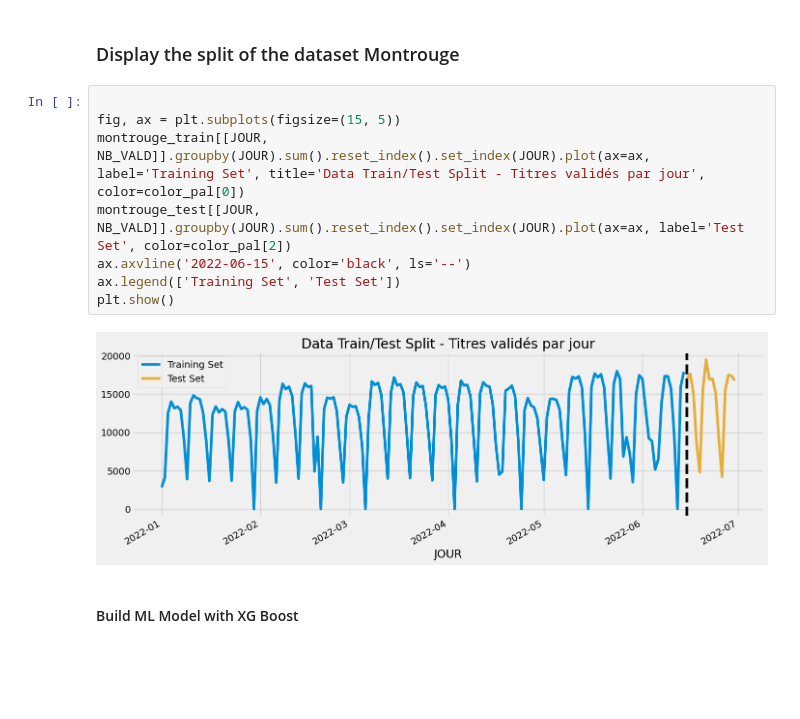
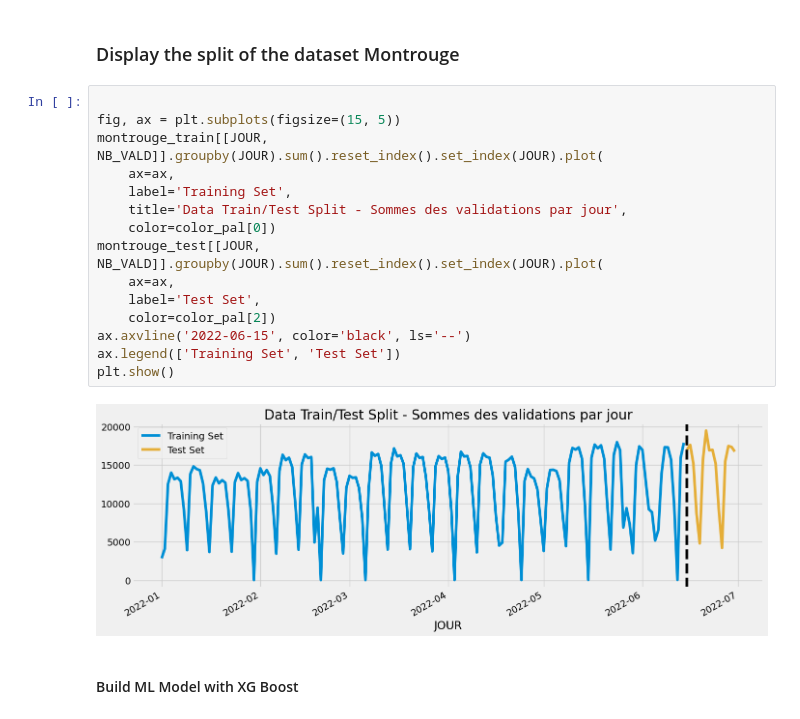
Before and after one commit to hbacard/validation-transport-idf, a Jupyter notebook: Validation_titre_Hugo_BACARD.ipynb, the cells around one changed output. Cells and saved outputs as stored; diff of their text form; blank space fills up the shorter version.

```diff
--- a/Validation_titre_Hugo_BACARD.ipynb
+++ b/Validation_titre_Hugo_BACARD.ipynb
@@ -276,13 +278,20 @@ plt.style.use('fivethirtyeight')
 # %%
 
 fig, ax = plt.subplots(figsize=(15, 5))
-montrouge_train[[JOUR, NB_VALD]].groupby(JOUR).sum().reset_index().set_index(JOUR).plot(ax=ax, label='Training Set', title='Data Train/Test Split - Titres validés par jour', color=color_pal[0])
-montrouge_test[[JOUR, NB_VALD]].groupby(JOUR).sum().reset_index().set_index(JOUR).plot(ax=ax, label='Test Set', color=color_pal[2])
+montrouge_train[[JOUR, NB_VALD]].groupby(JOUR).sum().reset_index().set_index(JOUR).plot(
+    ax=ax,
+    label='Training Set',
+    title='Data Train/Test Split - Sommes des validations par jour',
+    color=color_pal[0])
+montrouge_test[[JOUR, NB_VALD]].groupby(JOUR).sum().reset_index().set_index(JOUR).plot(
+    ax=ax,
+    label='Test Set',
+    color=color_pal[2])
 ax.axvline('2022-06-15', color='black', ls='--')
 ax.legend(['Training Set', 'Test Set'])
 plt.show()
 # %% [output]
-[figure, old version]
+[figure, new version]
 # %% [markdown]
 #### Build ML Model with XG Boost
 # %%
```
Also changed, not shown: parts of 3 cells of this notebook.
